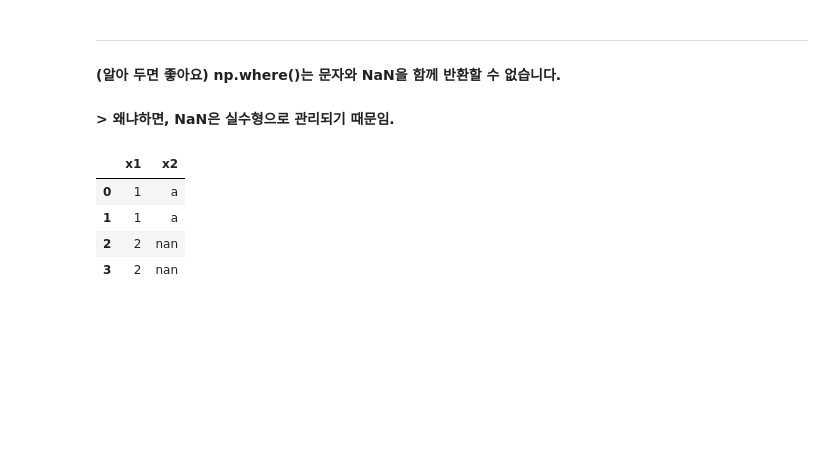
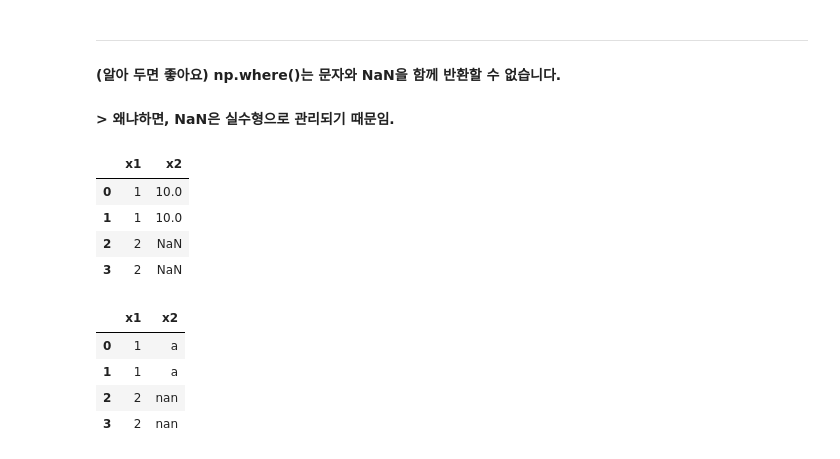
Before and after one commit to dndxor/BCDA, a Jupyter notebook: Ch07_DataNormalize.ipynb, the cells around one changed output. Drawn from its saved outputs; the diff is of its cells as text; code cells hidden in the pictures; blank space fills up the shorter version.

```diff
--- a/Ch07_DataNormalize.ipynb
+++ b/Ch07_DataNormalize.ipynb
@@ -368,6 +420,16 @@ df.groupby('sex') \
 ----
 #### **(알아 두면 좋아요) np.where()는 문자와 NaN을 함께 반환할 수 없습니다.**
 #### > 왜냐하면, NaN은 실수형으로 관리되기 때문임.
+# %%
+df = pd.DataFrame({'x1' : [1, 1, 2, 2]})
+df['x2'] = np.where(df['x1'] == 1, 10, np.nan)  # 조건에 맞으면 숫자 부여
+df
+# %% [output]
+|  | x1 | x2 |
+| 0 | 1 | 10.0 |
+| 1 | 1 | 10.0 |
+| 2 | 2 | NaN |
+| 3 | 2 | NaN |
 # %%
 df = pd.DataFrame({'x1' : [1, 1, 2, 2]})
 df['x2'] = np.where(df['x1'] == 1, 'a', np.nan)  # 조건에 맞으면 문자 부여
```
Also changed, not shown: parts of 14 cells of this notebook, 1 other file.
